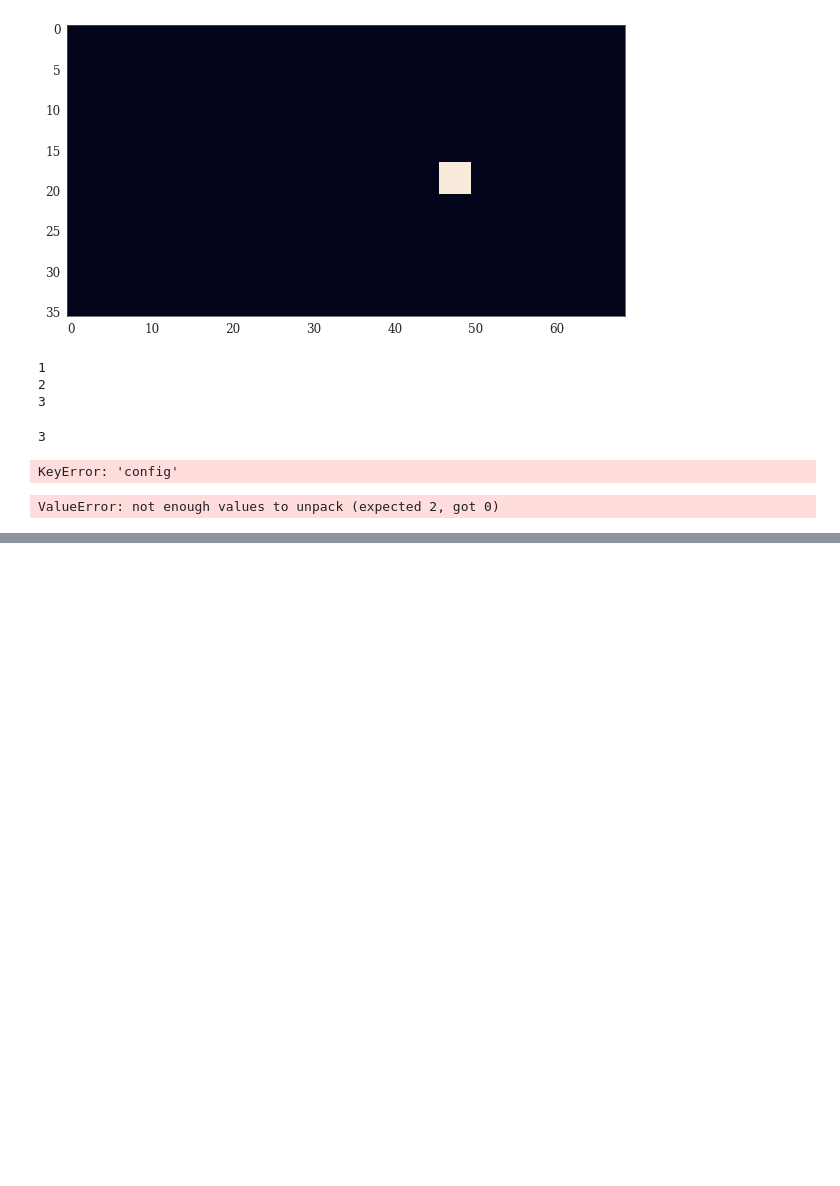
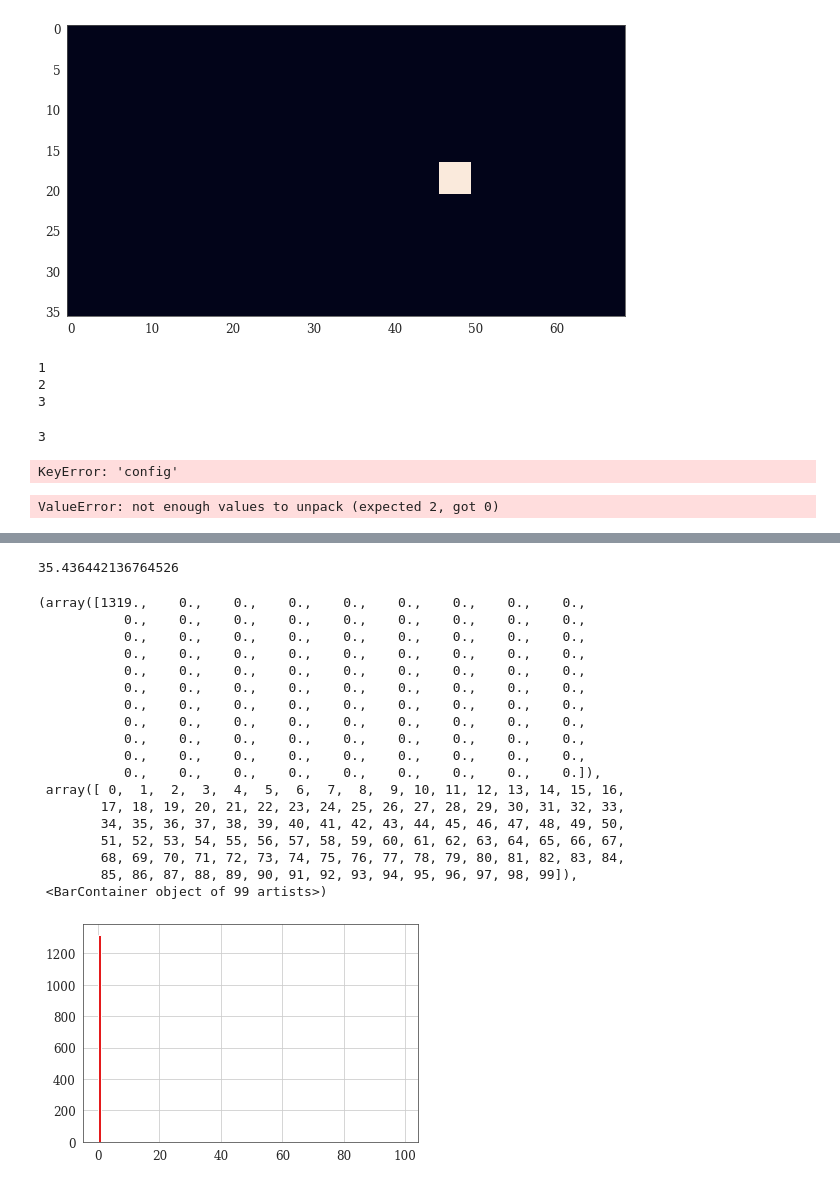
Before and after one commit to mike-live/climate-networks, a Jupyter notebook: src/notebooks/Tests.ipynb, the cells around one changed output, grey strips where cells are left out. Cells and saved outputs as stored; diff of their text form; code cells hidden in the pictures; blank space fills up the shorter version.

Commit message:
Time consumption tests

```diff
--- a/src/notebooks/Tests.ipynb
+++ b/src/notebooks/Tests.ipynb
@@ -192,0 +407,75 @@ cyclones_events = get_cyclone_events(cyclones_frame, cyclones_dict, all_times, a
+# %%
+from time import time
+from metric_store import get_metric_names, load_metric, save_metric
+metric_name = 'probability_for_metrics/network_metrics/LCC_w'
+main_metric_name = metric_name[metric_name.find("/") + 1:]
+metric_prob = load_metric(config, metric_name)
+predicted_events = get_metric_indicators(config, main_metric_name, metric_prob, thr=0.05)
+data = np.load('../cyclones_events.npz')
+list(data.keys())
+cyclones_events = data['cyclone_events_4']
+
+w_start = 40
+be = time()
+pbar = tqdm(range(cyclones_events.shape[0]))
+A = B = C = D = None
+for i in pbar:
+    for j in range(cyclones_events.shape[1]):
+        if np.any(np.isnan(metric_prob[i, j, w_start:])):
+            continue
+        x, y = cyclones_events[i, j, w_start:].flatten(), predicted_events[i, j, w_start:].flatten()
+
+        d = solve2(x, y)
+        b = x.sum() - d
+        c = y.sum() - d
+        a = (len(x) - x.sum()) - c
+
+        if D is None:
+            D = d
+            B = b
+            C = c
+            A = a
+        else:
+            D += d
+            B += b
+            C += c
+            A += a
+
+for i in range(len(A)):
+    if ((A[i] == 0) and (B[i] == 0)) or ((C[i] == 0) and (D[i] == 0)):
+        print()
+        print('here', tn, fn, fp, tp)
+        print()
+        g_stat = p_val = tn = fn = fp = tp = np.nan
+    else:
+        CM = np.array([[A[i], B[i]], [C[i], D[i]])
+        g_stat, p_val, dof, expctd = chi2_contingency(CM, lambda_="log-likelihood", correction=False)
+
+en = time()
+print(en - be)
+# %% [output]
+35.436442136764526
+# %%
+na = np.sum(np.isnan(metric_prob[:, :, 40:]), axis=2)
+plt.hist(na.flatten(), bins=np.arange(100))
+#plt.imshow(na)
+# %% [output]
+(array([1319.,    0.,    0.,    0.,    0.,    0.,    0.,    0.,    0.,
+           0.,    0.,    0.,    0.,    0.,    0.,    0.,    0.,    0.,
+           0.,    0.,    0.,    0.,    0.,    0.,    0.,    0.,    0.,
+           0.,    0.,    0.,    0.,    0.,    0.,    0.,    0.,    0.,
+           0.,    0.,    0.,    0.,    0.,    0.,    0.,    0.,    0.,
+           0.,    0.,    0.,    0.,    0.,    0.,    0.,    0.,    0.,
+           0.,    0.,    0.,    0.,    0.,    0.,    0.,    0.,    0.,
+           0.,    0.,    0.,    0.,    0.,    0.,    0.,    0.,    0.,
+           0.,    0.,    0.,    0.,    0.,    0.,    0.,    0.,    0.,
+           0.,    0.,    0.,    0.,    0.,    0.,    0.,    0.,    0.,
+           0.,    0.,    0.,    0.,    0.,    0.,    0.,    0.,    0.]),
+ array([ 0,  1,  2,  3,  4,  5,  6,  7,  8,  9, 10, 11, 12, 13, 14, 15, 16,
+        17, 18, 19, 20, 21, 22, 23, 24, 25, 26, 27, 28, 29, 30, 31, 32, 33,
+        34, 35, 36, 37, 38, 39, 40, 41, 42, 43, 44, 45, 46, 47, 48, 49, 50,
+        51, 52, 53, 54, 55, 56, 57, 58, 59, 60, 61, 62, 63, 64, 65, 66, 67,
+        68, 69, 70, 71, 72, 73, 74, 75, 76, 77, 78, 79, 80, 81, 82, 83, 84,
+        85, 86, 87, 88, 89, 90, 91, 92, 93, 94, 95, 96, 97, 98, 99]),
+ <BarContainer object of 99 artists>)
+[figure, added]
```
Also changed, not shown: parts of 13 cells of this notebook.
